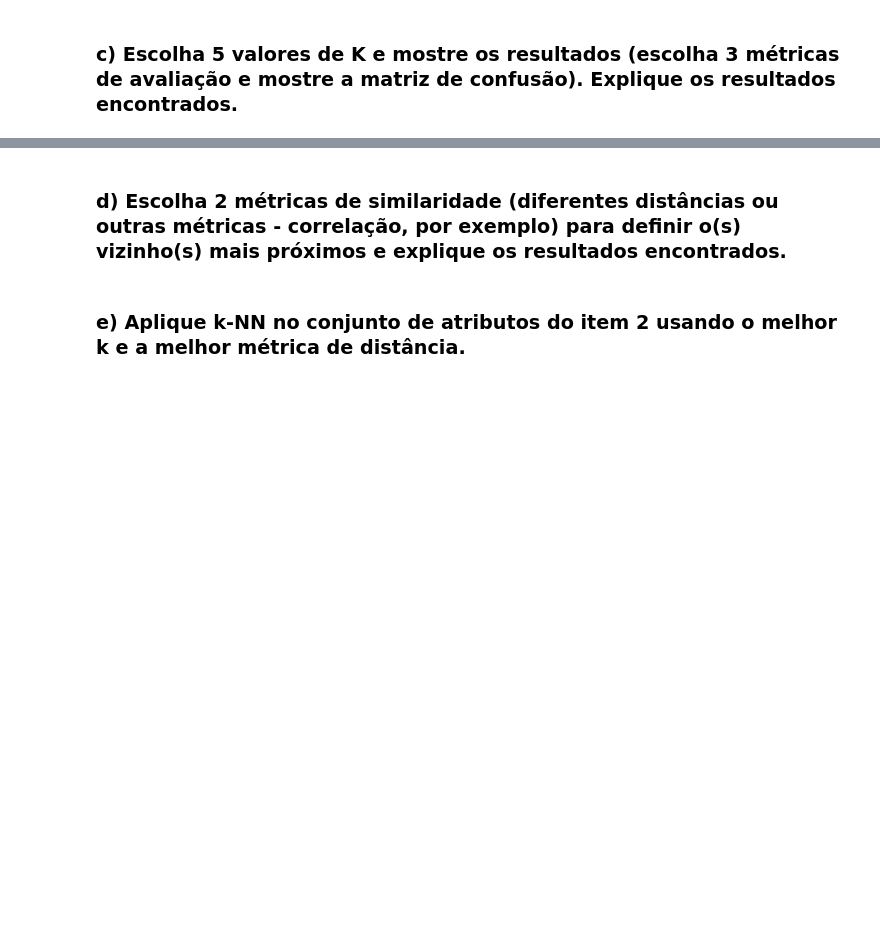
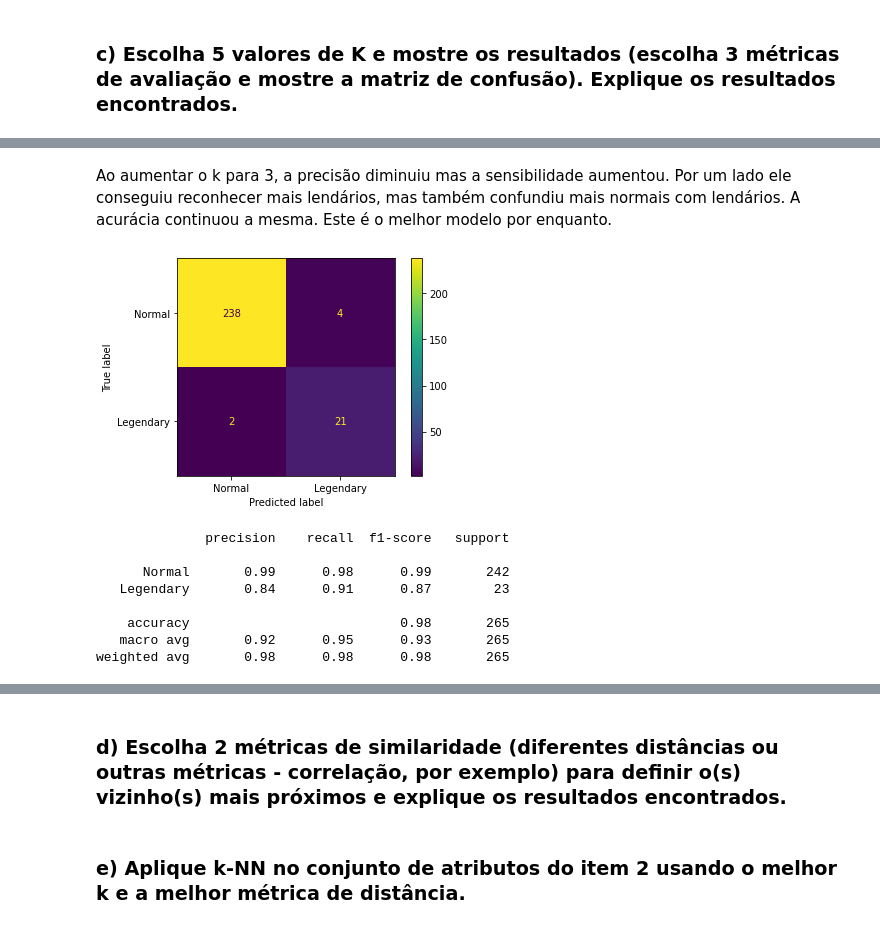
Before and after one commit to hyoretsu/ia, a Jupyter notebook: prova1.ipynb, the cells around one changed output, grey strips where cells are left out. Cells and saved outputs as stored; diff of their text form; code cells hidden in the pictures; blank space fills up the shorter version.

```diff
--- a/prova1.ipynb
+++ b/prova1.ipynb
@@ -126,0 +183,21 @@ plt.show()
+# %% [markdown]
+Ao aumentar o k para 3, a precisão diminuiu mas a sensibilidade aumentou. Por um lado ele conseguiu reconhecer mais lendários, mas também confundiu mais normais com lendários. A acurácia continuou a mesma. Este é o melhor modelo por enquanto.
+# %%
+knn = KNeighborsClassifier(n_neighbors=5)
+knn.fit(x_train, y_train)
+
+results = knn.predict(x_test)
+cm = confusion_matrix(y_test, results)
+ConfusionMatrixDisplay(confusion_matrix=cm, display_labels=classes).plot()
+plt.show()
+print(classification_report(y_test, results, target_names=classes))
+# %% [output]
+[figure, added]
+              precision    recall  f1-score   support
+
+      Normal       0.99      0.98      0.99       242
+   Legendary       0.84      0.91      0.87        23
+
+    accuracy                           0.98       265
+   macro avg       0.92      0.95      0.93       265
+weighted avg       0.98      0.98      0.98       265
```
Also changed, not shown: parts of 14 cells of this notebook.
